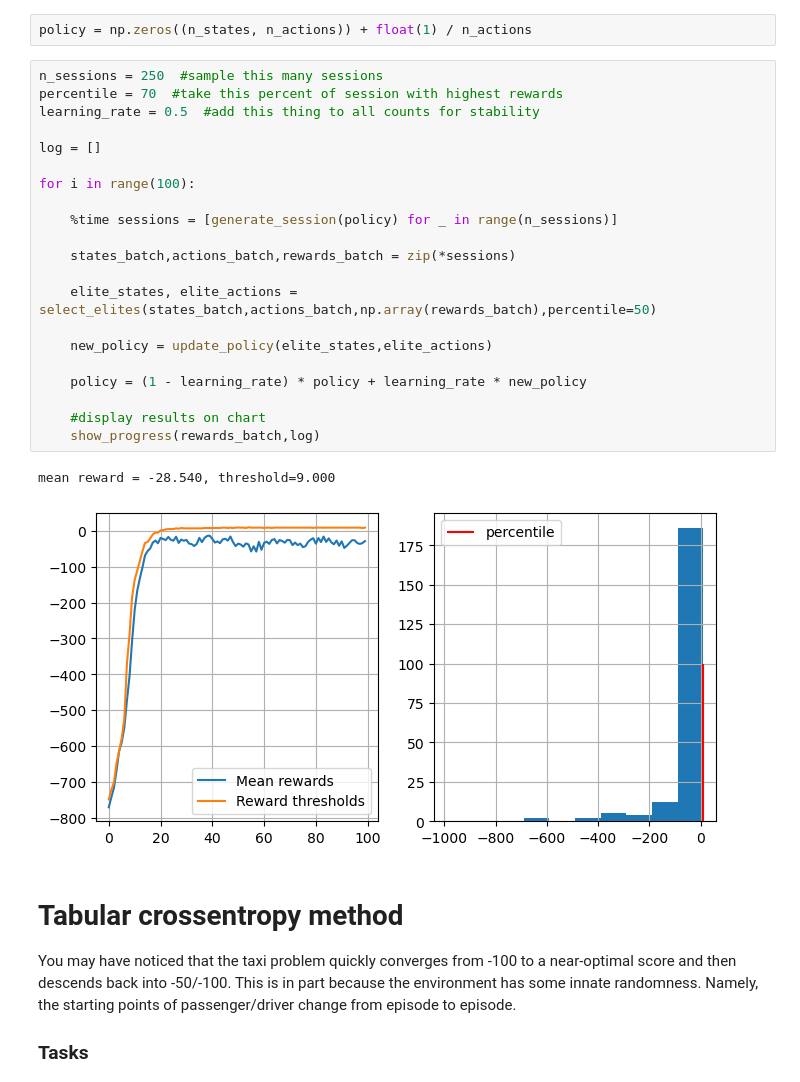
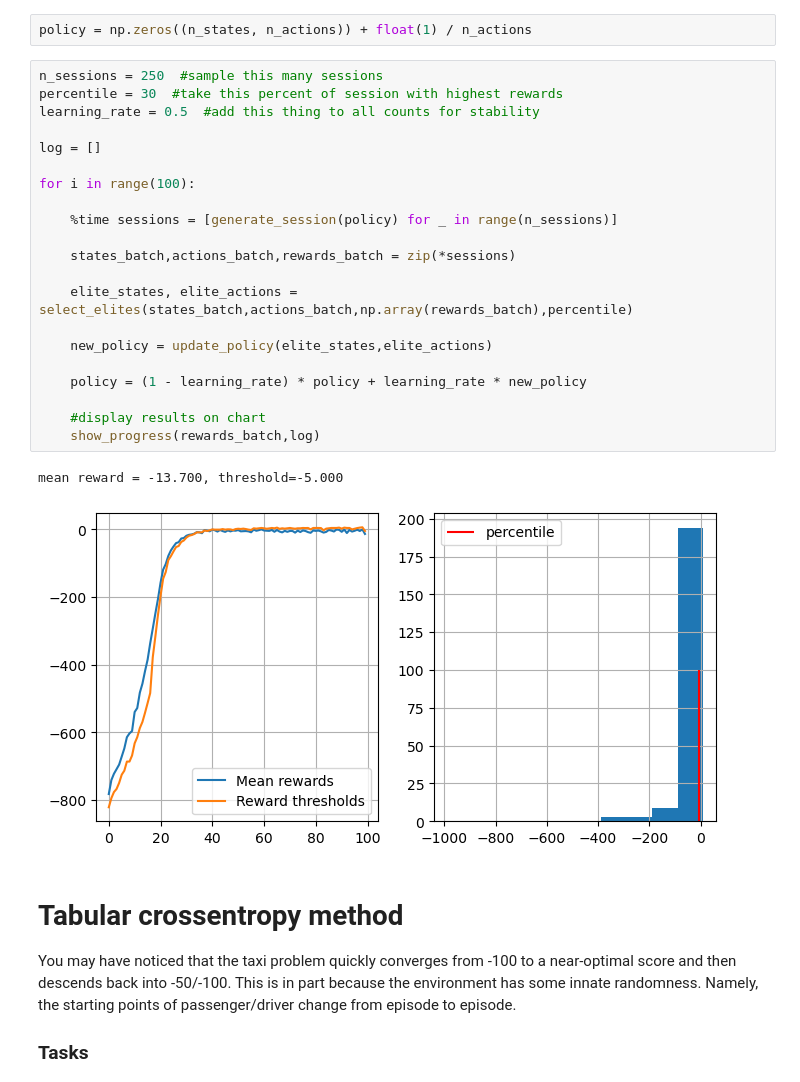
Before and after one commit to ArslanGalyaviev/ml-homework-Galyaviev-Arslan, a Jupyter notebook: crossentropy_method_practice_easy.ipynb, the cells around one changed output. Cells and saved outputs as stored; diff of their text form.

```diff
--- a/crossentropy_method_practice_easy.ipynb
+++ b/crossentropy_method_practice_easy.ipynb
@@ -274,28 +286,28 @@ def show_progress(rewards_batch,log, reward_range=[-990,+10]):
 policy = np.zeros((n_states, n_actions)) + float(1) / n_actions
 # %%
 n_sessions = 250  #sample this many sessions
-percentile = 70  #take this percent of session with highest rewards
+percentile = 30  #take this percent of session with highest rewards
 learning_rate = 0.5  #add this thing to all counts for stability
 
 log = []
 
 for i in range(100):
 
     %time sessions = [generate_session(policy) for _ in range(n_sessions)]
 
     states_batch,actions_batch,rewards_batch = zip(*sessions)
 
-    elite_states, elite_actions = select_elites(states_batch,actions_batch,np.array(rewards_batch),percentile=50)
+    elite_states, elite_actions = select_elites(states_batch,actions_batch,np.array(rewards_batch),percentile)
 
     new_policy = update_policy(elite_states,elite_actions)
 
     policy = (1 - learning_rate) * policy + learning_rate * new_policy
 
     #display results on chart
     show_progress(rewards_batch,log)
 # %% [output]
-mean reward = -28.540, threshold=9.000
+mean reward = -13.700, threshold=-5.000
-[figure, old version]
+[figure, new version]
 # %% [markdown]
 # Tabular crossentropy method
 
```
Also changed, not shown: parts of 8 cells of this notebook.
